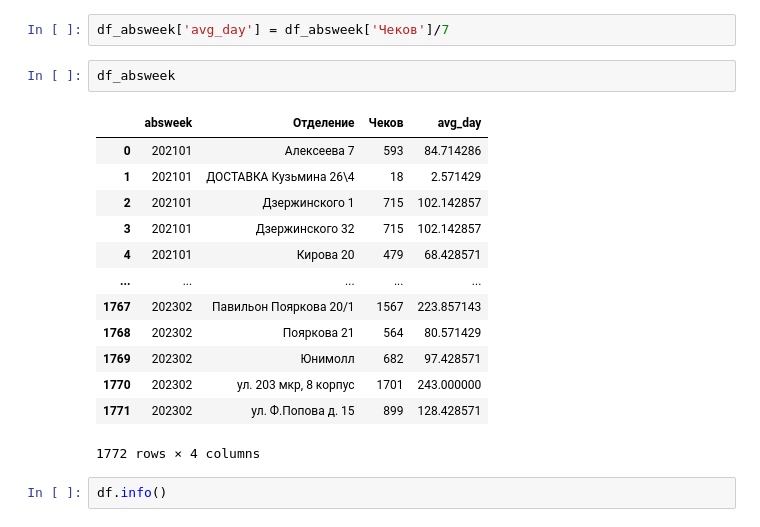
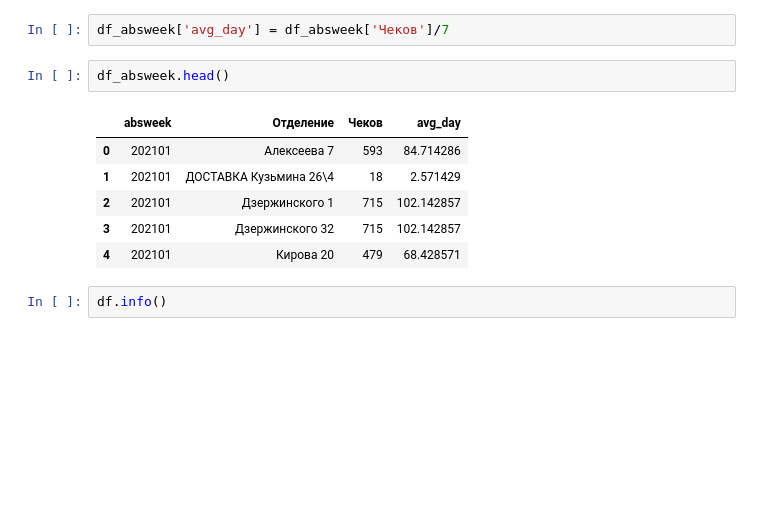
Before and after one commit to KeskilV/rb_daypp, a Jupyter notebook: ipynb/TZ_DPP.ipynb, the cells around one changed output. Drawn from its saved outputs; the diff is of its cells as text; blank space fills up the shorter version.

```diff
--- a/ipynb/TZ_DPP.ipynb
+++ b/ipynb/TZ_DPP.ipynb
@@ -150,21 +133,14 @@ df_absweek=df[['absweek','Отделение','Чеков']]\
 # %%
 df_absweek['avg_day'] = df_absweek['Чеков']/7
 # %%
-df_absweek
+df_absweek.head()
 # %% [output]
 |  | absweek | Отделение | Чеков | avg_day |
 | 0 | 202101 | Алексеева 7 | 593 | 84.714286 |
 | 1 | 202101 | ДОСТАВКА Кузьмина 26\4 | 18 | 2.571429 |
 | 2 | 202101 | Дзержинского 1 | 715 | 102.142857 |
 | 3 | 202101 | Дзержинского 32 | 715 | 102.142857 |
 | 4 | 202101 | Кирова 20 | 479 | 68.428571 |
-| ... | ... | ... | ... | ... |
-| 1767 | 202302 | Павильон Пояркова 20/1 | 1567 | 223.857143 |
-| 1768 | 202302 | Пояркова 21 | 564 | 80.571429 |
-| 1769 | 202302 | Юнимолл | 682 | 97.428571 |
-| 1770 | 202302 | ул. 203 мкр, 8 корпус | 1701 | 243.000000 |
-| 1771 | 202302 | ул. Ф.Попова д. 15 | 899 | 128.428571 |
-1772 rows × 4 columns
 # %%
 df.info()
 # %% [output]
```
Also changed, not shown: parts of 13 cells of this notebook, 2 other files.
